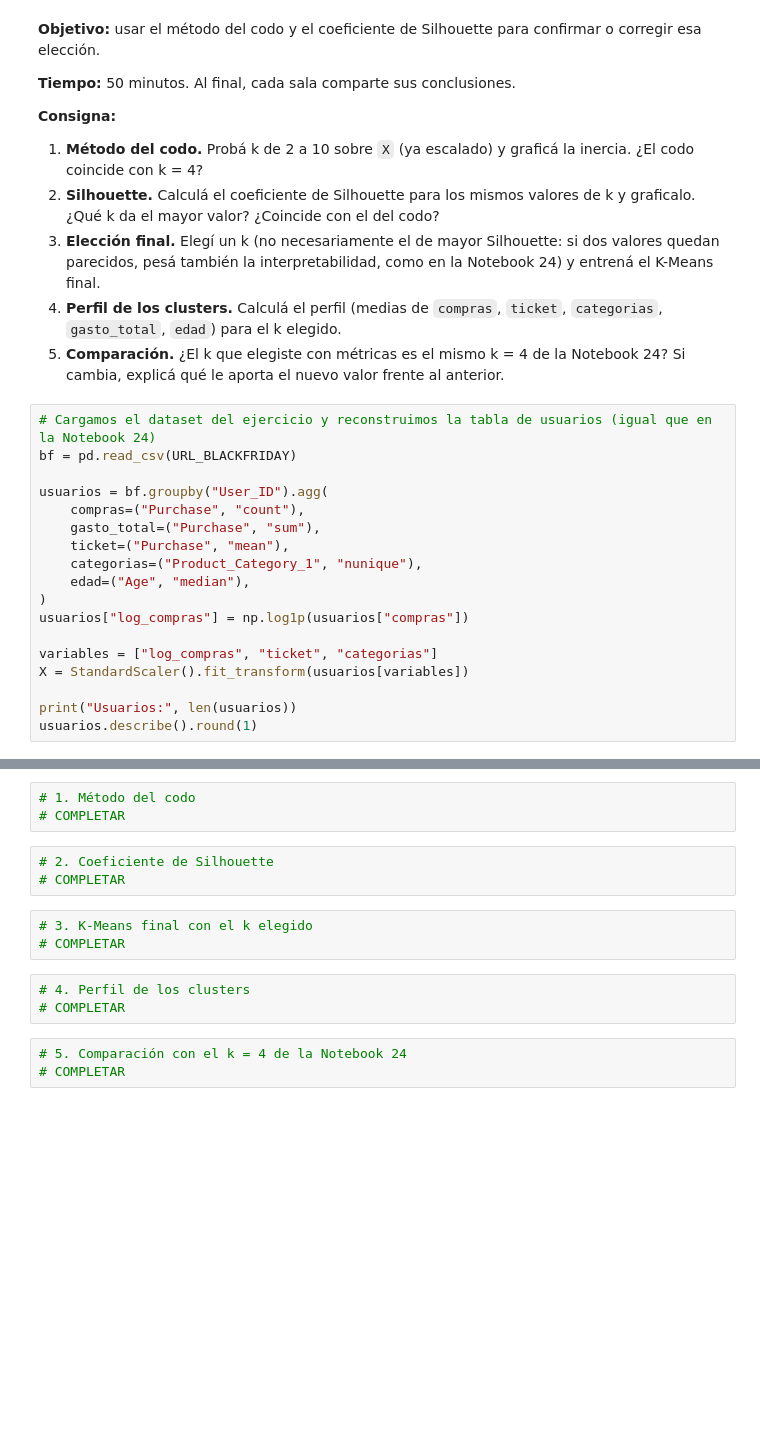
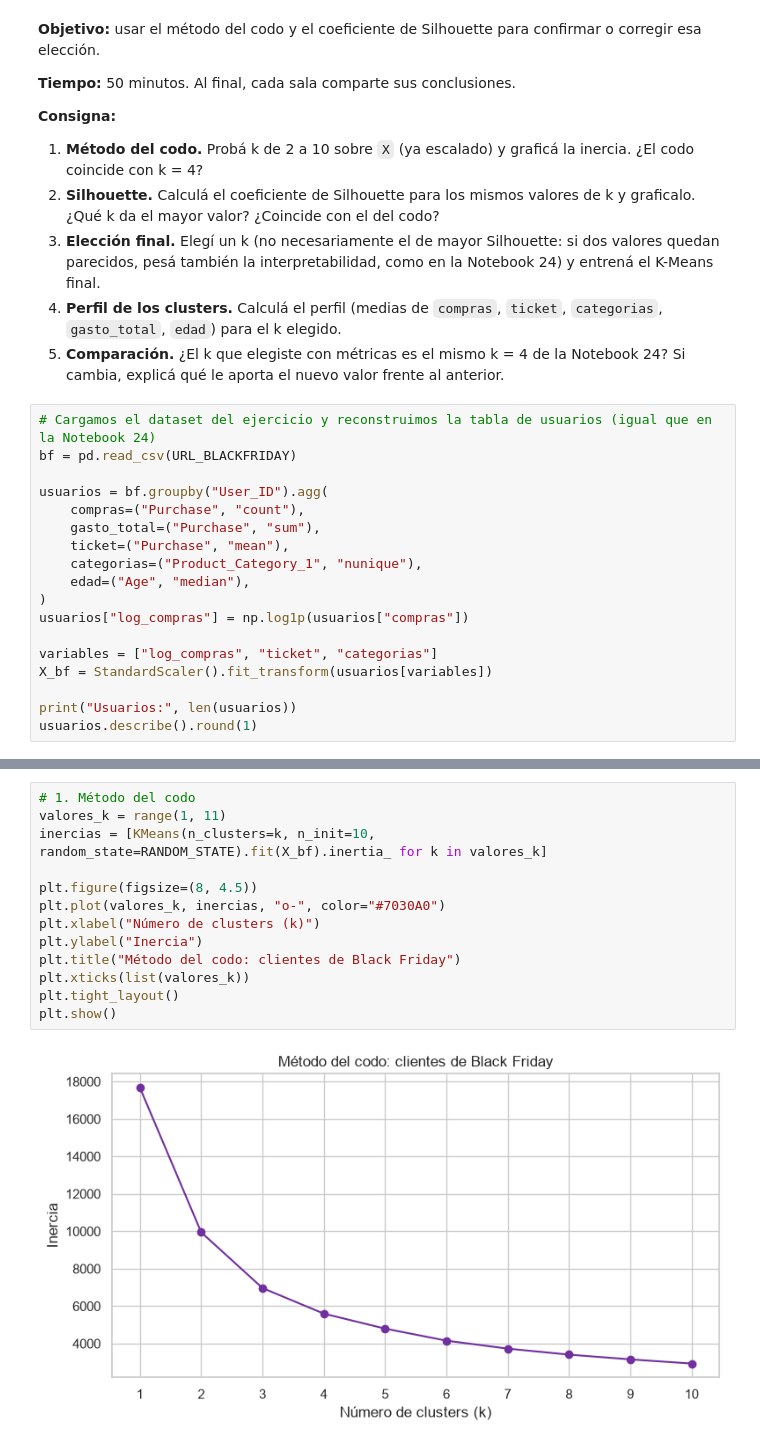
Before and after one commit to EmiiFernandez/actividades_data_sciente_ypf, a Jupyter notebook: notebook/C22_Notebook-26.ipynb, the cells around one changed output, grey strips where cells are left out. Drawn from its saved outputs; the diff is of its cells as text; blank space fills up the shorter version.

Commit message:
notebook 26

```diff
--- a/notebook/C22_Notebook-26.ipynb
+++ b/notebook/C22_Notebook-26.ipynb
@@ -210,7 +210,7 @@ usuarios = bf.groupby("User_ID").agg(
 usuarios["log_compras"] = np.log1p(usuarios["compras"])
 
 variables = ["log_compras", "ticket", "categorias"]
-X = StandardScaler().fit_transform(usuarios[variables])
+X_bf = StandardScaler().fit_transform(usuarios[variables])
 
 print("Usuarios:", len(usuarios))
 usuarios.describe().round(1)
@@ -219,15 +228,15 @@ HTTPError: HTTP Error 404: Not Found
-# %%
-# 1. Método del codo
-# COMPLETAR
-# %%
-# 2. Coeficiente de Silhouette
-# COMPLETAR
-# %%
-# 3. K-Means final con el k elegido
-# COMPLETAR
-# %%
-# 4. Perfil de los clusters
-# COMPLETAR
-# %%
-# 5. Comparación con el k = 4 de la Notebook 24
-# COMPLETAR
+# %%
+# 1. Método del codo
+valores_k = range(1, 11)
+inercias = [KMeans(n_clusters=k, n_init=10, random_state=RANDOM_STATE).fit(X_bf).inertia_ for k in valores_k]
+
+plt.figure(figsize=(8, 4.5))
+plt.plot(valores_k, inercias, "o-", color="#7030A0")
+plt.xlabel("Número de clusters (k)")
+plt.ylabel("Inercia")
+plt.title("Método del codo: clientes de Black Friday")
+plt.xticks(list(valores_k))
+plt.tight_layout()
+plt.show()
+# %% [output]
+[figure, added]
```
Also changed, not shown: parts of 9 cells of this notebook.
